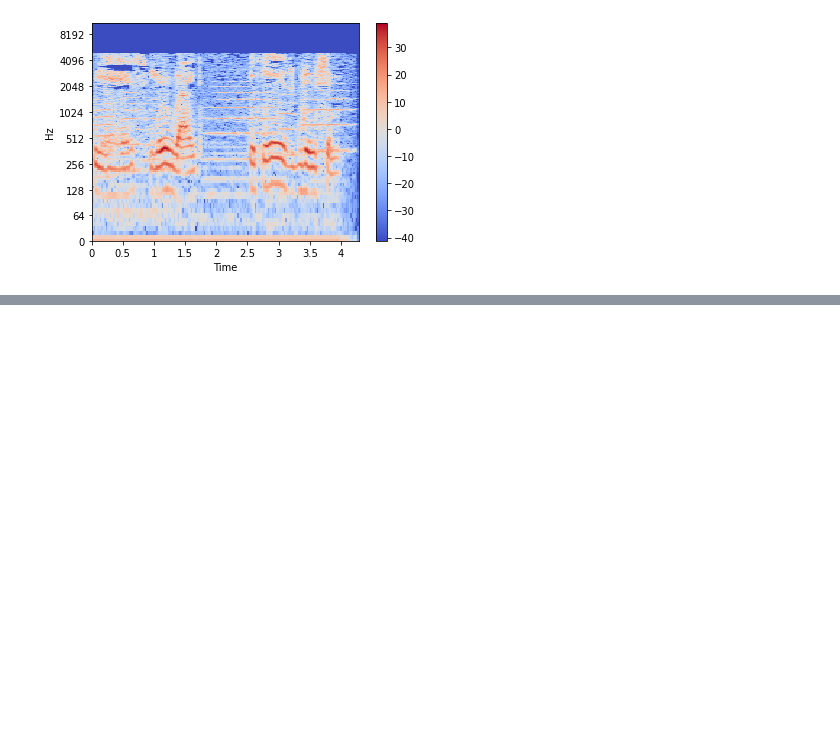
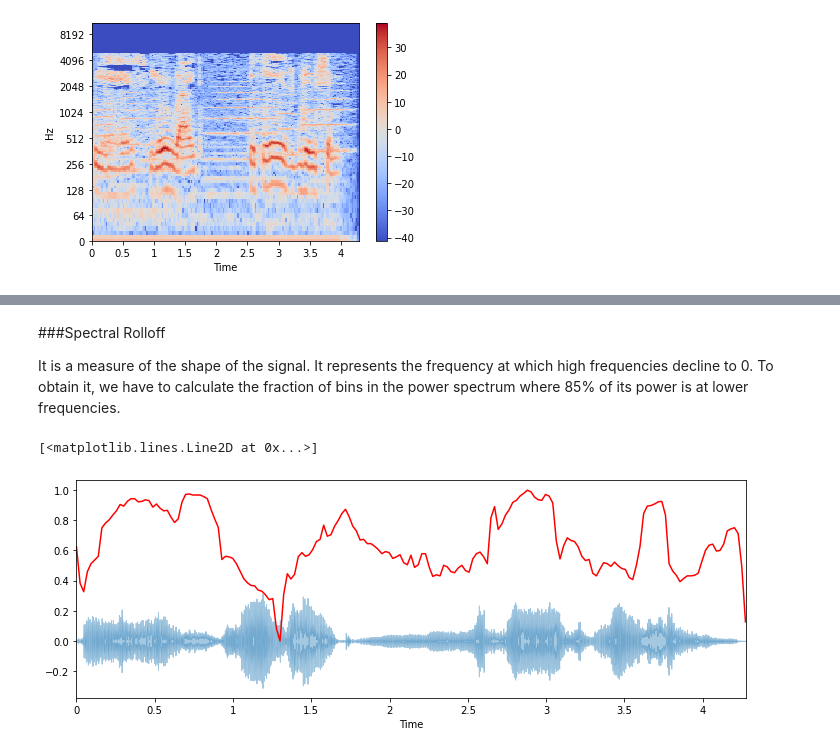
Before and after one commit to subhayuroy/Melody_Synthesis, a Jupyter notebook: musicAnalysis.ipynb, the cells around one changed output, grey strips where cells are left out. Cells and saved outputs as stored; diff of their text form; code cells hidden in the pictures; blank space fills up the shorter version.

```diff
--- a/musicAnalysis.ipynb
+++ b/musicAnalysis.ipynb
@@ -68,0 +103,12 @@ librosa.output.write_wav('tone_220.wav', x, sr)
+# %% [markdown]
+###Spectral Rolloff
+
+It is a measure of the shape of the signal. It represents the frequency at which high frequencies decline to 0. To obtain it, we have to calculate the fraction of bins in the power spectrum where 85% of its power is at lower frequencies.
+# %%
+spectral_rolloff = librosa.feature.spectral_rolloff(x+0.01, sr=sr)[0]
+plt.figure(figsize=(12, 4))
+librosa.display.waveplot(x, sr=sr, alpha=0.4)
+plt.plot(t, normalize(spectral_rolloff), color='r')
+# %% [output]
+[<matplotlib.lines.Line2D at 0x...>]
+[figure, added]
```
Also changed, not shown: parts of 18 cells of this notebook.
